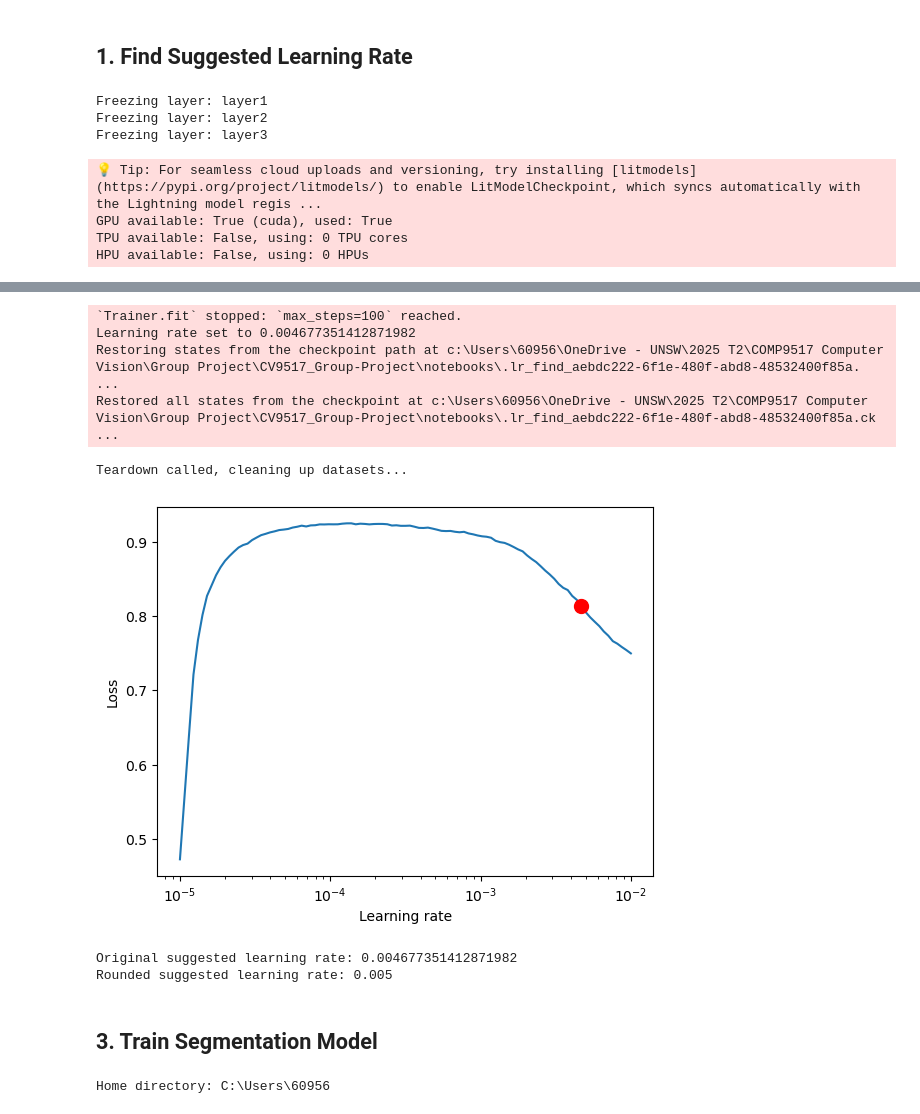
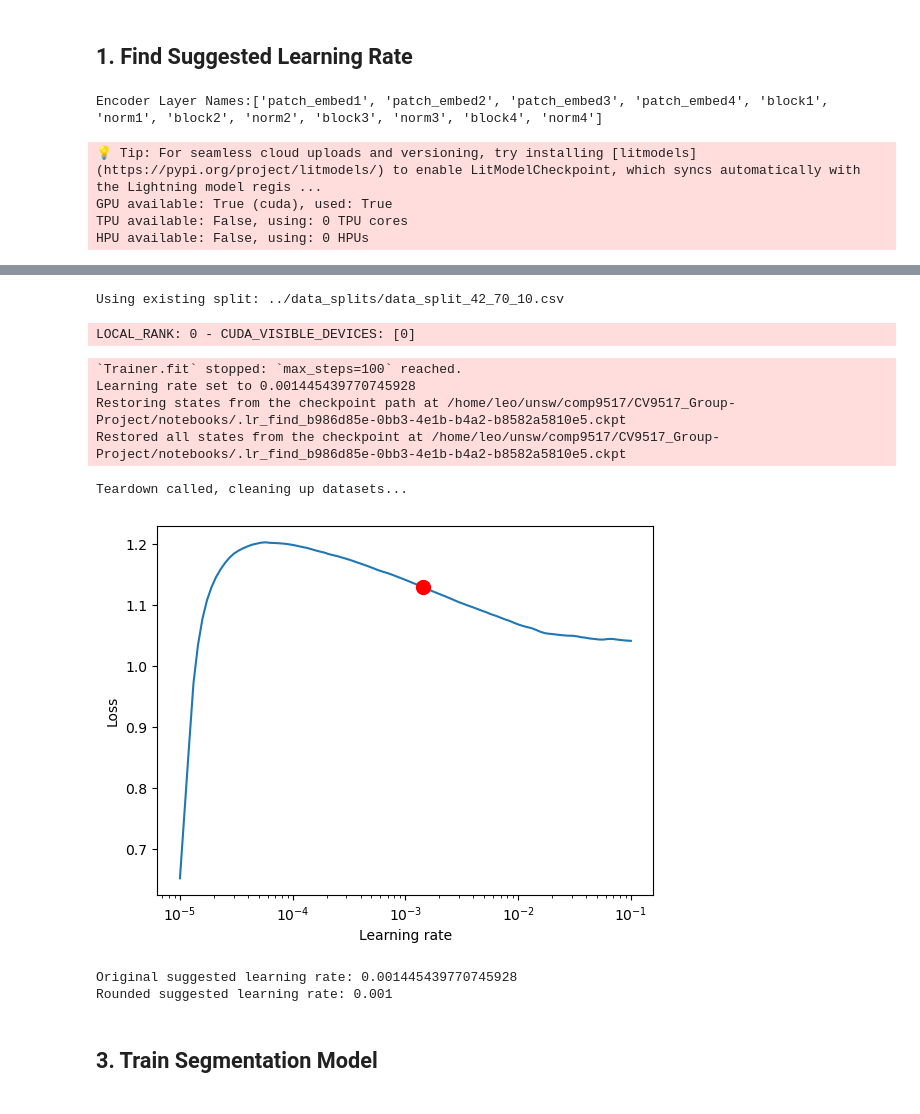
Before and after one commit to ParzHe/CV9517_Group-Project, a Jupyter notebook: notebooks/segmentation_models.ipynb, the cells around one changed output, grey strips where cells are left out. Drawn from its saved outputs; the diff is of its cells as text; code cells hidden in the pictures.

Commit message:
Experiments example notebookk

```diff
--- a/notebooks/segmentation_models.ipynb
+++ b/notebooks/segmentation_models.ipynb
@@ -25,0 +21,7 @@ from lightning.pytorch.tuner import Tuner
+# %%
+ARCH = "Unet"
+ENCODER_NAME = "mit_b5"
+VERSION = "JaccardLoss+FocalLoss_256x256"
+TARGET_SIZE = 256
+LOSS1 = smp.losses.JaccardLoss(mode='binary', from_logits=True)
+LOSS2 = smp.losses.FocalLoss(mode='binary')
@@ -26,38 +59,39 @@ from lightning.pytorch.tuner import Tuner
 # %% [markdown]
 ## **1. Find Suggested Learning Rate**
 # %%
-data_module = USASegmentationDataModule(
+data_module = AerialDeadTreeSegDataModule(
     val_split=0.1, test_split=0.2, seed=42,
     pattern="merged", # in_channels=4. If pattern is "merged", it will use 4 channels (RGB + NIR); Otherwise, it will use 3 channels (RGB).
     batch_size=32,
-    num_workers= 0,  # Set to 0 to avoid multiprocessing issues
-    target_size=256)
+    num_workers= int(os.cpu_count() / 2) if os.cpu_count() is not None else 0,
+    target_size=TARGET_SIZE)
 # %%
-model = SMPLightningModule(
-    arch="Unet",
-    encoder_name="se_resnet50",
+model = SMPLitModule(
+    arch=ARCH,
+    encoder_name=ENCODER_NAME,
     encoder_weights="imagenet",
     in_channels=data_module.in_channels,
     out_classes=1,  # Binary segmentation
+    loss1=LOSS1,
+    loss2=LOSS2,
     lr=1e-3,
     use_scheduler=False
 )
 
 layer_names = []
 for name, module in model.model.encoder.named_children():
+    # print(f"Layer: {name}, Module: {module}")
     layer_names.append(name)
+
+print("\nEncoder Layer Names:" + str(layer_names))
+# %% [output]
+Encoder Layer Names:['patch_embed1', 'patch_embed2', 'patch_embed3', 'patch_embed4', 'block1', 'norm1', 'block2', 'norm2', 'block3', 'norm3', 'block4', 'norm4']
 # %%
-for name, module in model.model.encoder.named_children():
-    if name in layer_names[1:4]:  # Freeze the 2nd to 4th layers
-        print(f"Freezing layer: {name}")
-        for param in module.parameters():
-            param.requires_grad = False
+freeze_smp_encoder_layers(model, ENCODER_NAME, layers_range=(0,3))  # Freeze the first 3 layers
-# %% [output]
-Freezing layer: layer1
-Freezing layer: layer2
-Freezing layer: layer3
 # %%
-trainer = L.Trainer()
+trainer = L.Trainer(
+    log_every_n_steps=5
+)
 # %% [output]
 💡 Tip: For seamless cloud uploads and versioning, try installing [litmodels](https://pypi.org/project/litmodels/) to enable LitModelCheckpoint, which syncs automatically with the Lightning model regis ...
 GPU available: True (cuda), used: True
@@ -66,8 +100,13 @@ HPU available: False, using: 0 HPUs
 # %%
 tuner = Tuner(trainer)
 lr_finder = tuner.lr_find(model, datamodule=data_module,
-                          min_lr=1e-5, max_lr= 0.01,
+                          min_lr=1e-5, max_lr= 0.1,
                           num_training=100, early_stop_threshold=4)
 fig = lr_finder.plot(suggest=True, show=True)
+trainer.logger.log_graph(
+    key="lr_finder",
+    images=[fig],
+    caption="Learning Rate Finder"
+)
 fig.show()
 # %% [output]
@@ -80,9 +115,11 @@ c:\Users\60956\.conda\envs\CVers\Lib\site-packages\lightning\pytorch\trainer\con
-`Trainer.fit` stopped: `max_steps=100` reached.
-Learning rate set to 0.004677351412871982
-Restoring states from the checkpoint path at c:\Users\60956\OneDrive - UNSW\2025 T2\COMP9517 Computer Vision\Group Project\CV9517_Group-Project\notebooks\.lr_find_aebdc222-6f1e-480f-abd8-48532400f85a. ...
-Restored all states from the checkpoint at c:\Users\60956\OneDrive - UNSW\2025 T2\COMP9517 Computer Vision\Group Project\CV9517_Group-Project\notebooks\.lr_find_aebdc222-6f1e-480f-abd8-48532400f85a.ck ...
+Using existing split: ../data_splits/data_split_42_70_10.csv
-Teardown called, cleaning up datasets...
+LOCAL_RANK: 0 - CUDA_VISIBLE_DEVICES: [0]
+`Trainer.fit` stopped: `max_steps=100` reached.
+Learning rate set to 0.001445439770745928
+Restoring states from the checkpoint path at /home/leo/unsw/comp9517/CV9517_Group-Project/notebooks/.lr_find_b986d85e-0bb3-4e1b-b4a2-b8582a5810e5.ckpt
+Restored all states from the checkpoint at /home/leo/unsw/comp9517/CV9517_Group-Project/notebooks/.lr_find_b986d85e-0bb3-4e1b-b4a2-b8582a5810e5.ckpt
+Teardown called, cleaning up datasets...
-[figure, old version]
+[figure, new version]
 # %%
 import math
 suggested_lr = lr_finder.suggestion()
@@ -94,13 +131,8 @@ suggested_lr = round(suggested_lr / magnitude) * magnitude
 
 print(f"Rounded suggested learning rate: {suggested_lr}")
 # %% [output]
-Original suggested learning rate: 0.004677351412871982
-Rounded suggested learning rate: 0.005
+Original suggested learning rate: 0.001445439770745928
+Rounded suggested learning rate: 0.001
 # %% [markdown]
 ## **3. Train Segmentation Model**
-# %%
-home_dir = os.path.expanduser("~")
-print(f"Home directory: {home_dir}")
-# %% [output]
-Home directory: C:\Users\60956
 # %%
```
Also changed, not shown: parts of 9 cells of this notebook.
